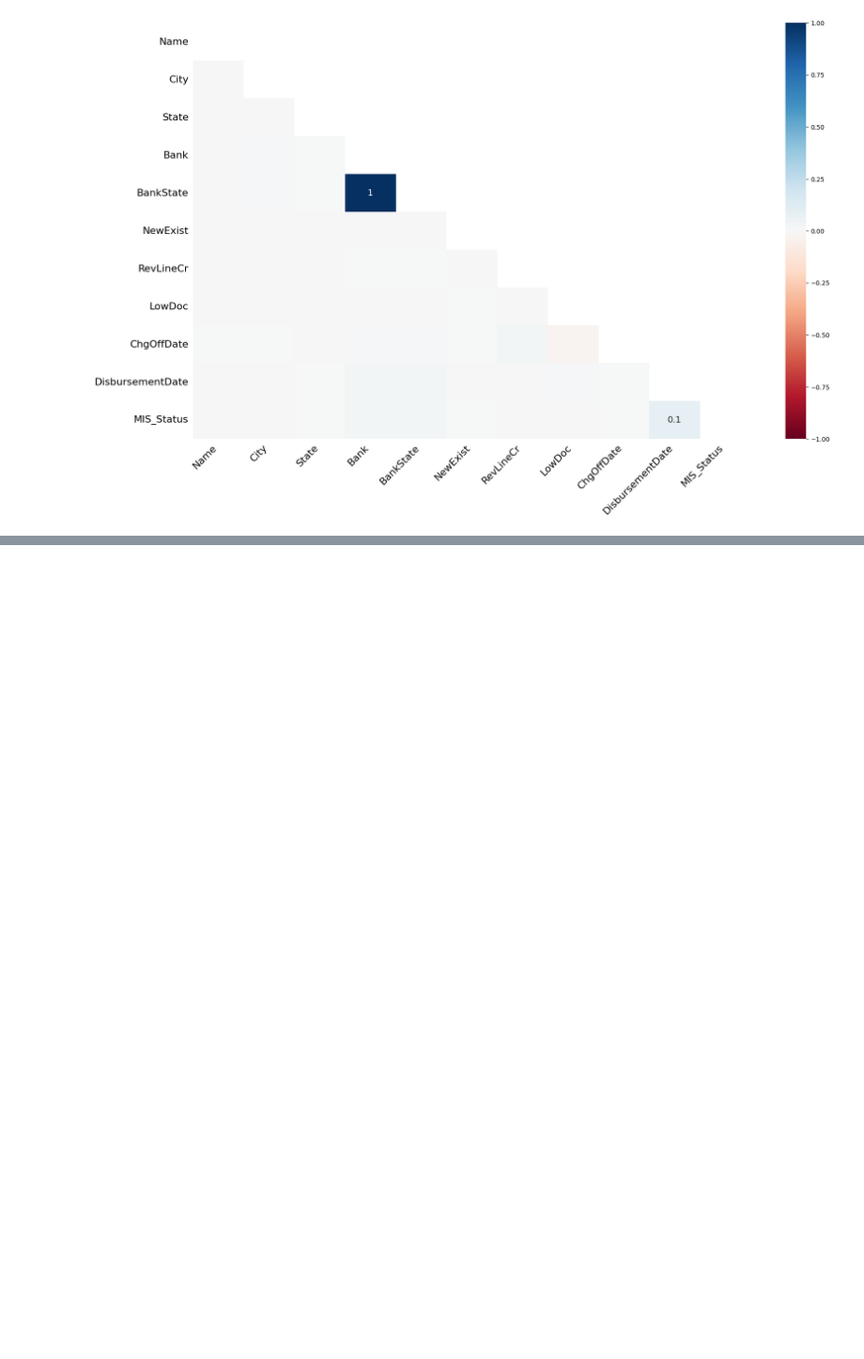
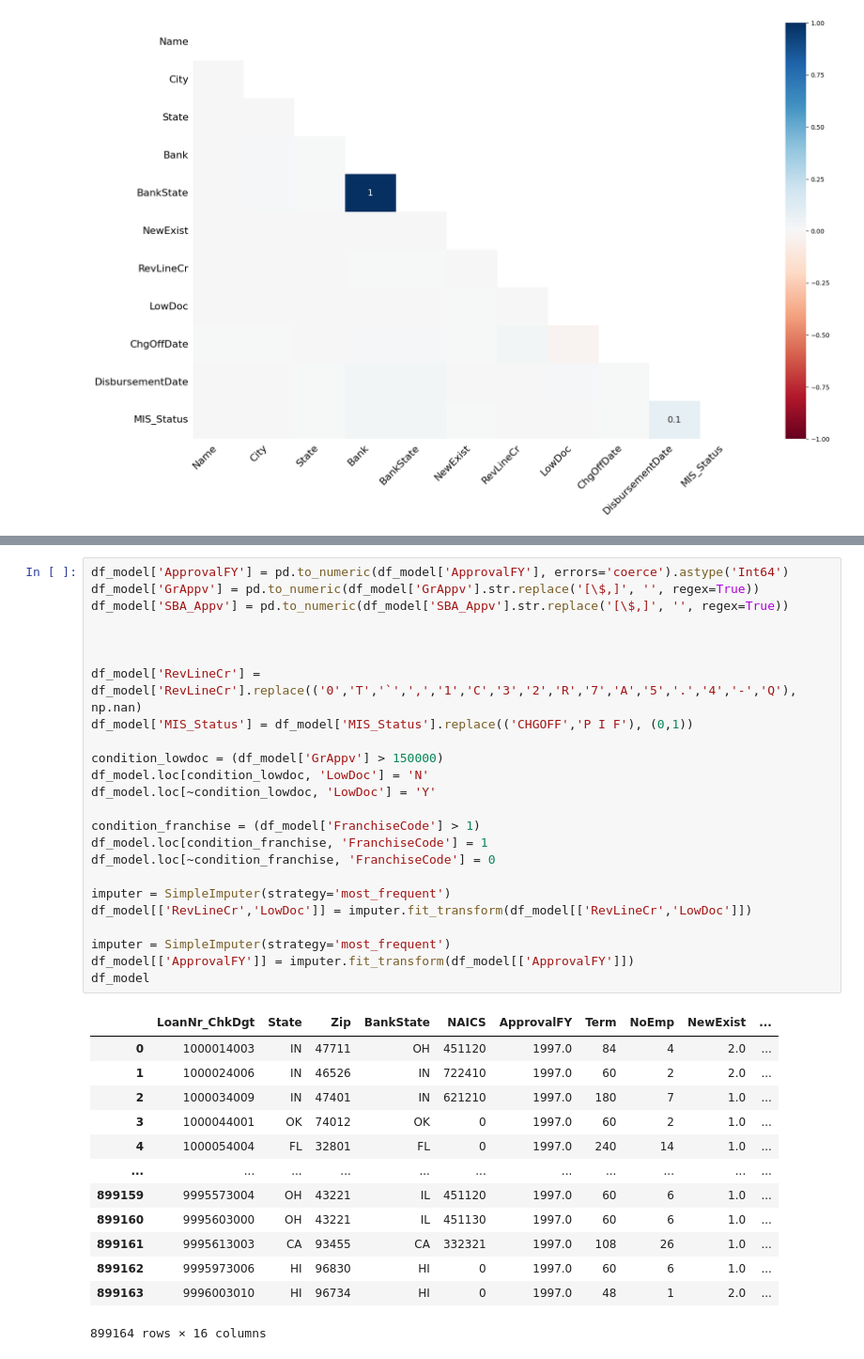
Before and after one commit to ElieLECAS/US_SBA, a Jupyter notebook: nettoyage.ipynb, the cells around one changed output, grey strips where cells are left out. Shown at 94% size. Drawn from its saved outputs; the diff is of its cells as text; blank space fills up the shorter version.

```diff
--- a/nettoyage.ipynb
+++ b/nettoyage.ipynb
@@ -75,0 +96,38 @@ df_model
+# %%
+df_model['ApprovalFY'] = pd.to_numeric(df_model['ApprovalFY'], errors='coerce').astype('Int64')
+df_model['GrAppv'] = pd.to_numeric(df_model['GrAppv'].str.replace('[\$,]', '', regex=True))
+df_model['SBA_Appv'] = pd.to_numeric(df_model['SBA_Appv'].str.replace('[\$,]', '', regex=True))
+
+
+
+df_model['RevLineCr'] = df_model['RevLineCr'].replace(('0','T','`',',','1','C','3','2','R','7','A','5','.','4','-','Q'), np.nan)
+df_model['MIS_Status'] = df_model['MIS_Status'].replace(('CHGOFF','P I F'), (0,1))
+
+condition_lowdoc = (df_model['GrAppv'] > 150000)
+df_model.loc[condition_lowdoc, 'LowDoc'] = 'N'
+df_model.loc[~condition_lowdoc, 'LowDoc'] = 'Y'
+
+condition_franchise = (df_model['FranchiseCode'] > 1)
+df_model.loc[condition_franchise, 'FranchiseCode'] = 1
+df_model.loc[~condition_franchise, 'FranchiseCode'] = 0
+
+imputer = SimpleImputer(strategy='most_frequent')
+df_model[['RevLineCr','LowDoc']] = imputer.fit_transform(df_model[['RevLineCr','LowDoc']])
+
+imputer = SimpleImputer(strategy='most_frequent')
+df_model[['ApprovalFY']] = imputer.fit_transform(df_model[['ApprovalFY']])
+df_model
+# %% [output]
+|  | LoanNr_ChkDgt | State | Zip | BankState | NAICS | ApprovalFY | Term | NoEmp | NewExist | ... |
+| 0 | 1000014003 | IN | 47711 | OH | 451120 | 1997.0 | 84 | 4 | 2.0 | ... |
+| 1 | 1000024006 | IN | 46526 | IN | 722410 | 1997.0 | 60 | 2 | 2.0 | ... |
+| 2 | 1000034009 | IN | 47401 | IN | 621210 | 1997.0 | 180 | 7 | 1.0 | ... |
+| 3 | 1000044001 | OK | 74012 | OK | 0 | 1997.0 | 60 | 2 | 1.0 | ... |
+| 4 | 1000054004 | FL | 32801 | FL | 0 | 1997.0 | 240 | 14 | 1.0 | ... |
+| ... | ... | ... | ... | ... | ... | ... | ... | ... | ... | ... |
+| 899159 | 9995573004 | OH | 43221 | IL | 451120 | 1997.0 | 60 | 6 | 1.0 | ... |
+| 899160 | 9995603000 | OH | 43221 | IL | 451130 | 1997.0 | 60 | 6 | 1.0 | ... |
+| 899161 | 9995613003 | CA | 93455 | CA | 332321 | 1997.0 | 108 | 26 | 1.0 | ... |
+| 899162 | 9995973006 | HI | 96830 | HI | 0 | 1997.0 | 60 | 6 | 1.0 | ... |
+| 899163 | 9996003010 | HI | 96734 | HI | 0 | 1997.0 | 48 | 1 | 2.0 | ... |
+899164 rows × 16 columns
```
Also changed, not shown: parts of 10 cells of this notebook, 1 other file.
